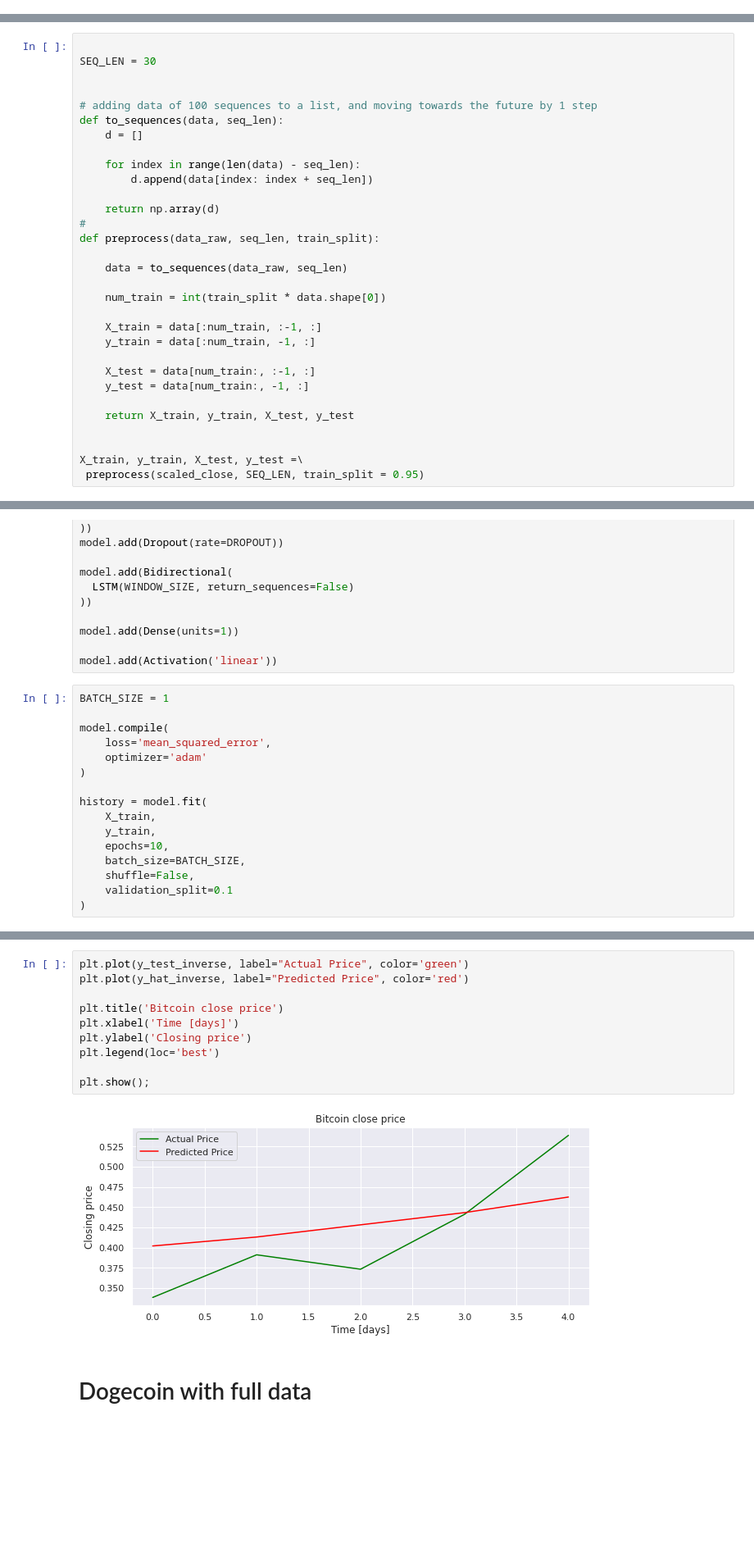
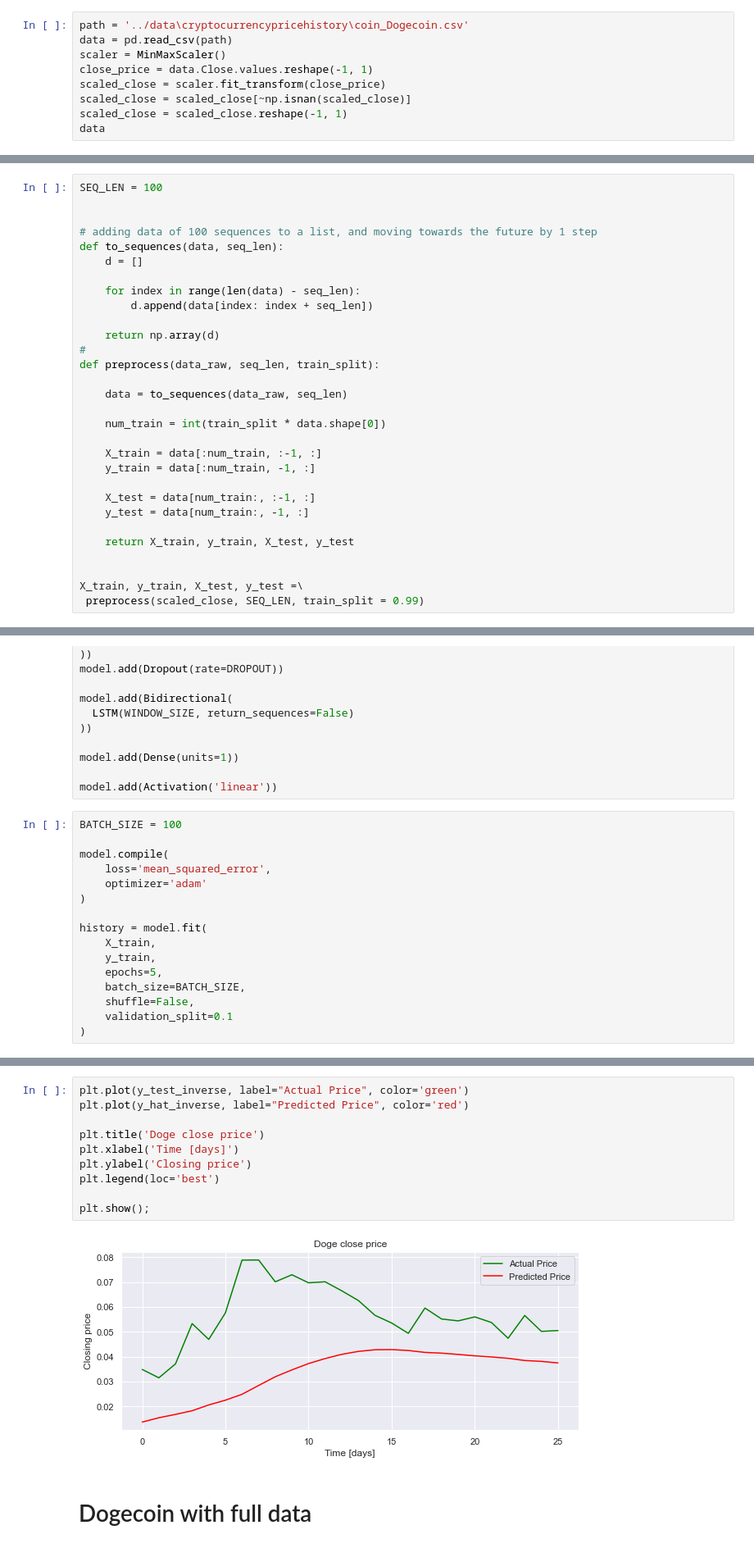
Before and after one commit to DSEI21000-S21/project-altcoinpriceprediction, a Jupyter notebook: amicha/dogecoin_test.ipynb, the cells around one changed output, grey strips where cells are left out. Shown at 82% size. Cells and saved outputs as stored; diff of their text form; blank space fills up the shorter version.

```diff
--- a/amicha/dogecoin_test.ipynb
+++ b/amicha/dogecoin_test.ipynb
@@ -174,3 +156,12 @@ scaled_close = scaled_close.reshape(-1, 1)
 # %% [markdown]
 # Sequence Prediction with LSTMs
 Creation of a problem that involves using historical sequence information to predict the next value or values in the sequence.LSTMs work by learning a function (f(…)) that maps input sequence values (X) onto output sequence values (y).
+# %%
+path = '../data\cryptocurrencypricehistory\coin_Dogecoin.csv'
+data = pd.read_csv(path)
+scaler = MinMaxScaler()
+close_price = data.Close.values.reshape(-1, 1)
+scaled_close = scaler.fit_transform(close_price)
+scaled_close = scaled_close[~np.isnan(scaled_close)]
+scaled_close = scaled_close.reshape(-1, 1)
+data
@@ -177,6 +182,5 @@ Creation of a problem that involves using historical sequence information to pre
 # %%
-
-SEQ_LEN = 30
+SEQ_LEN = 100
 
 
 # adding data of 100 sequences to a list, and moving towards the future by 1 step
@@ -204,4 +208,4 @@ def preprocess(data_raw, seq_len, train_split):
 
 
 X_train, y_train, X_test, y_test =\
- preprocess(scaled_close, SEQ_LEN, train_split = 0.95)
+ preprocess(scaled_close, SEQ_LEN, train_split = 0.99)
@@ -242,7 +232,7 @@ model.add(Dense(units=1))
 
 model.add(Activation('linear'))
 # %%
-BATCH_SIZE = 1
+BATCH_SIZE = 100
 
 model.compile(
     loss='mean_squared_error',
@@ -252,7 +242,7 @@ model.compile(
 history = model.fit(
     X_train,
     y_train,
-    epochs=10,
+    epochs=5,
     batch_size=BATCH_SIZE,
     shuffle=False,
     validation_split=0.1
@@ -287,15 +267,15 @@ WARNING:tensorflow:7 out of the last 7 calls to <function Model.make_predict_fun
 # %%
 plt.plot(y_test_inverse, label="Actual Price", color='green')
 plt.plot(y_hat_inverse, label="Predicted Price", color='red')
 
-plt.title('Bitcoin close price')
+plt.title('Doge close price')
 plt.xlabel('Time [days]')
 plt.ylabel('Closing price')
 plt.legend(loc='best')
 
 plt.show();
 # %% [output]
-[figure, old version]
+[figure, new version]
 # %% [markdown]
 # Dogecoin with full data
 # %%
```
Also changed, not shown: parts of 25 cells of this notebook, 3 other files.
